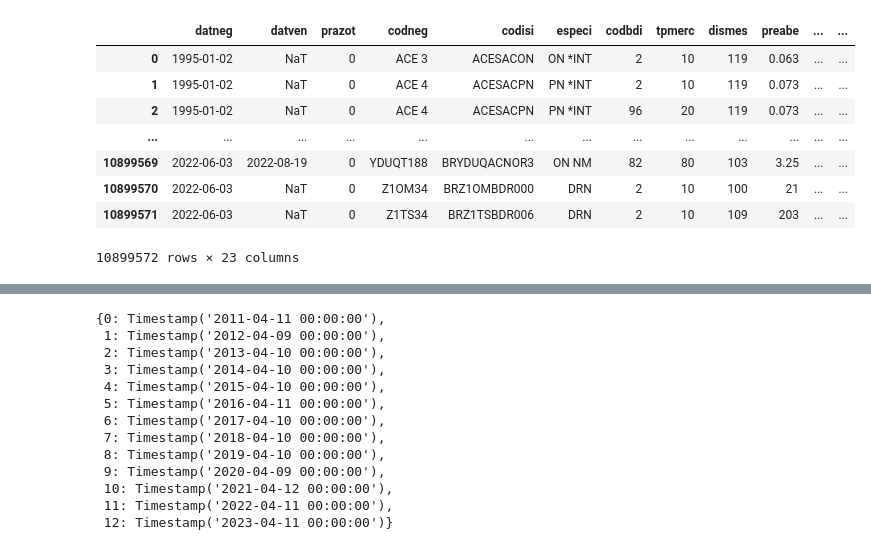
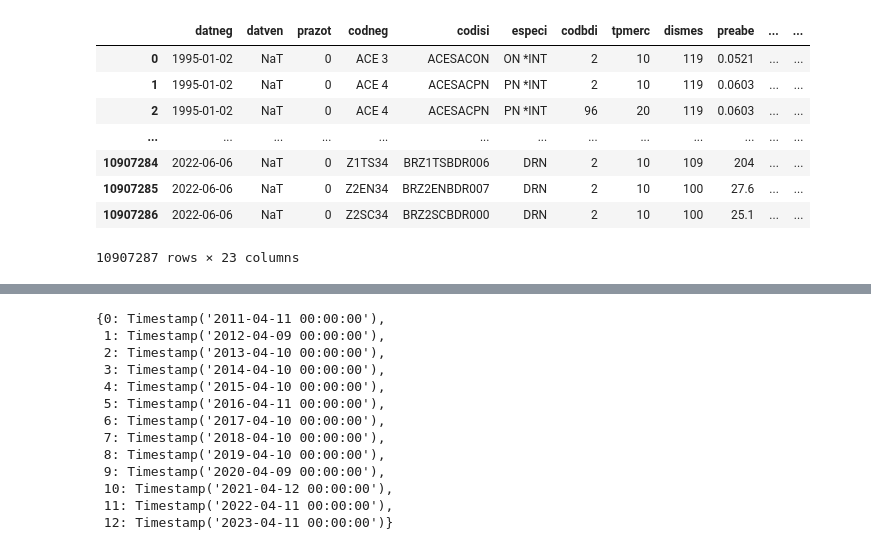
Before and after one commit to crdcj/MagicFormula, a Jupyter notebook: scripts/backtesting.ipynb, the cells around one changed output, grey strips where cells are left out. Drawn from its saved outputs; the diff is of its cells as text; code cells hidden in the pictures.

```diff
--- a/scripts/backtesting.ipynb
+++ b/scripts/backtesting.ipynb
@@ -51,16 +51,16 @@ df_stocks
 360 rows × 5 columns
 # %%
 PROCESSED_PATH = Path("/mnt/aq_disk/data/HistoricalQuotations/processed/")
-path = PROCESSED_PATH / "adjusted_data.feather"
+path = PROCESSED_PATH / "base_adj.feather"
 df_b3 = pd.read_feather(path)
 df_b3
 # %% [output]
 |  | datneg | datven | prazot | codneg | codisi | especi | codbdi | tpmerc | dismes | preabe | ... | ... |
-| 0 | 1995-01-02 | NaT | 0 | ACE 3 | ACESACON | ON *INT | 2 | 10 | 119 | 0.063 | ... | ... |
-| 1 | 1995-01-02 | NaT | 0 | ACE 4 | ACESACPN | PN *INT | 2 | 10 | 119 | 0.073 | ... | ... |
-| 2 | 1995-01-02 | NaT | 0 | ACE 4 | ACESACPN | PN *INT | 96 | 20 | 119 | 0.073 | ... | ... |
+| 0 | 1995-01-02 | NaT | 0 | ACE 3 | ACESACON | ON *INT | 2 | 10 | 119 | 0.0521 | ... | ... |
+| 1 | 1995-01-02 | NaT | 0 | ACE 4 | ACESACPN | PN *INT | 2 | 10 | 119 | 0.0603 | ... | ... |
+| 2 | 1995-01-02 | NaT | 0 | ACE 4 | ACESACPN | PN *INT | 96 | 20 | 119 | 0.0603 | ... | ... |
 | ... | ... | ... | ... | ... | ... | ... | ... | ... | ... | ... | ... | ... |
-| 10899569 | 2022-06-03 | 2022-08-19 | 0 | YDUQT188 | BRYDUQACNOR3 | ON NM | 82 | 80 | 103 | 3.25 | ... | ... |
-| 10899570 | 2022-06-03 | NaT | 0 | Z1OM34 | BRZ1OMBDR000 | DRN | 2 | 10 | 100 | 21 | ... | ... |
-| 10899571 | 2022-06-03 | NaT | 0 | Z1TS34 | BRZ1TSBDR006 | DRN | 2 | 10 | 109 | 203 | ... | ... |
+| 10907284 | 2022-06-06 | NaT | 0 | Z1TS34 | BRZ1TSBDR006 | DRN | 2 | 10 | 109 | 204 | ... | ... |
+| 10907285 | 2022-06-06 | NaT | 0 | Z2EN34 | BRZ2ENBDR007 | DRN | 2 | 10 | 100 | 27.6 | ... | ... |
+| 10907286 | 2022-06-06 | NaT | 0 | Z2SC34 | BRZ2SCBDR000 | DRN | 2 | 10 | 100 | 25.1 | ... | ... |
-10899572 rows × 23 columns
+10907287 rows × 23 columns
```
Also changed, not shown: parts of 27 cells of this notebook, 2 other files.
